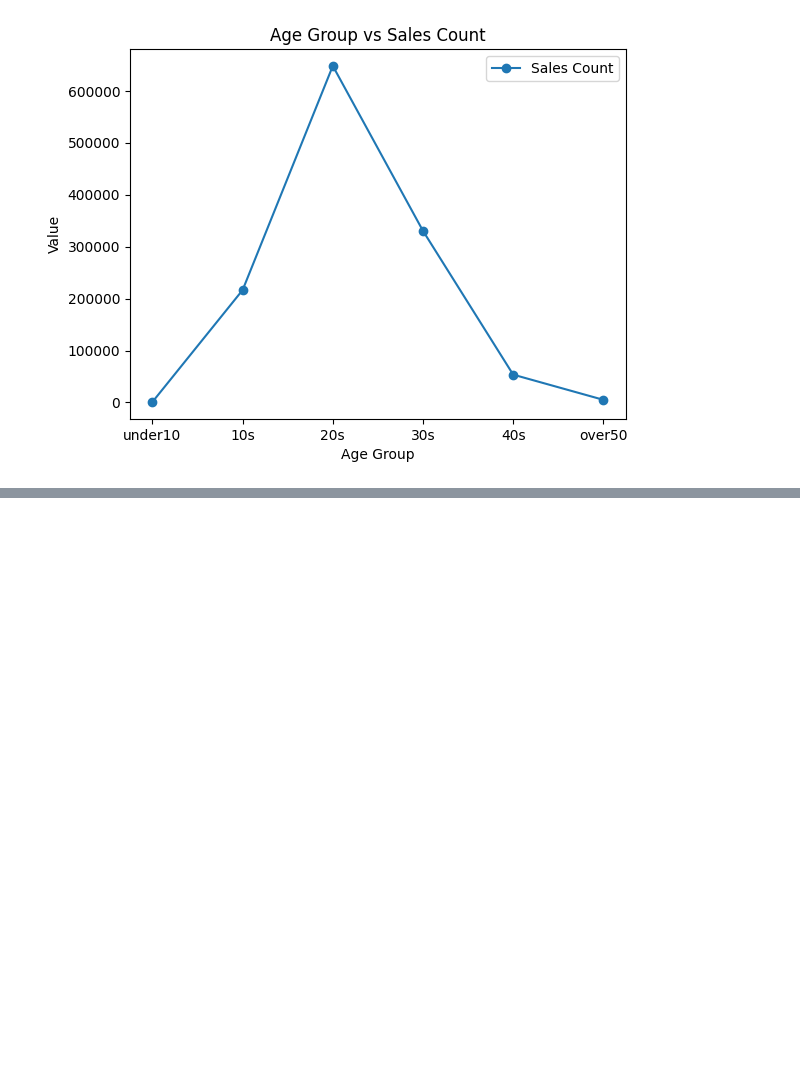
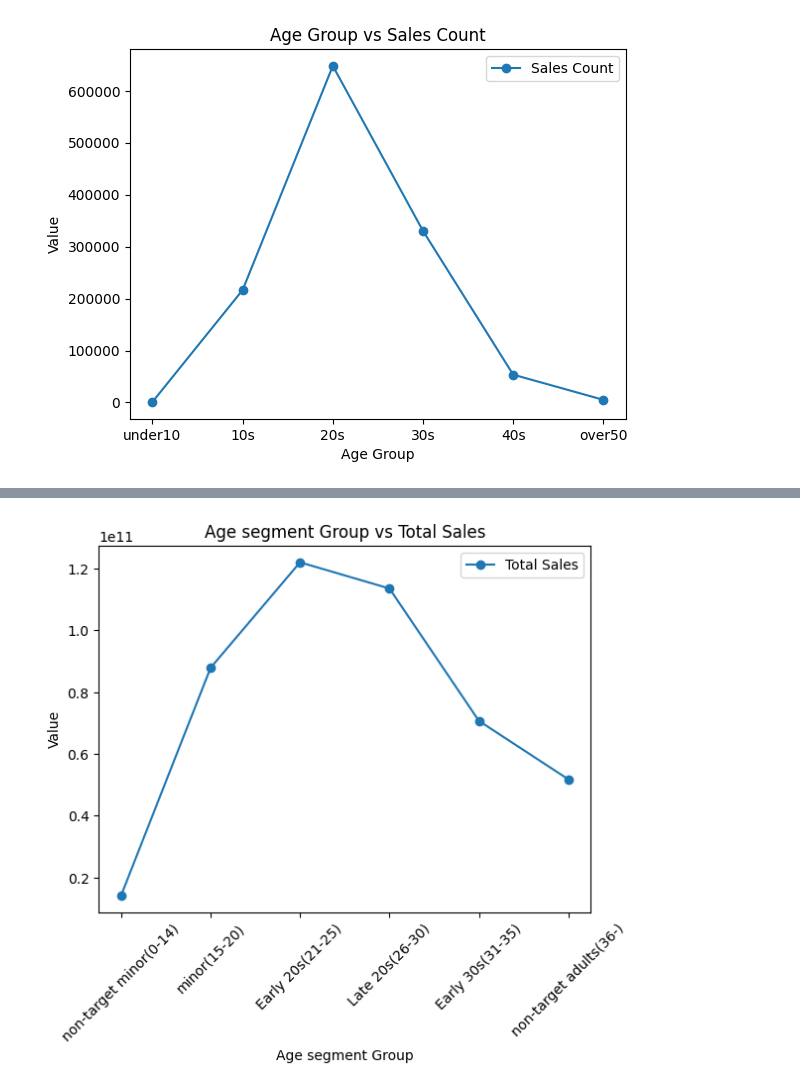
Before and after one commit to NARAEIM/tp2-da, a Jupyter notebook: tp2_da_imnarae.ipynb, the cells around one changed output, grey strips where cells are left out. Saved outputs shown, nothing was run; the diff lists cells and outputs as text; code cells hidden in the pictures; blank space fills up the shorter version.

```diff
--- a/tp2_da_imnarae.ipynb
+++ b/tp2_da_imnarae.ipynb
@@ -1734,0 +1097,12 @@ plt.show()
+# %%
+# 'transaction_df'와 'customer_df' 머지
+trans_cust_df = pd.merge(transaction_df, customer_df, on='customer_id')
+
+# 각 상품의 매출액 계산
+trans_cust_df['sales'] = (trans_cust_df['item_price'] * trans_cust_df['quantity'] - trans_cust_df['promo_amount'])
+
+# 'age_segment'에 따른 매출액 및 판매횟수 총합 계산
+age_segment_sales = trans_cust_df.groupby('age_segment').agg({'sales': 'sum', 'customer_id': 'count'}).reset_index()
+age_segment_sales.rename(columns={'sales': 'total_sales', 'customer_id': 'sales_count'}, inplace=True)
+age_segment_sales['seg_transaction'] =  age_segment_sales['total_sales'] / age_segment_sales['sales_count']
+age_segment_sales
@@ -1734,0 +1117,14 @@ plt.show()
+# %%
+# 매출액(total_sales)와 판매 횟수(sales_count) 시각화
+# 매출액 'total_sales' 그래프
+plt.plot(age_segment_sales['age_segment'], age_segment_sales['total_sales'], label='Total Sales', marker='o')
+
+plt.xlabel('Age segment Group')
+plt.ylabel('Value')
+plt.title('Age segment Group vs Total Sales')
+plt.legend()
+plt.xticks(rotation=45)
+
+plt.show()
+# %% [output]
+[figure, added]
```
Also changed, not shown: parts of 95 cells of this notebook.
